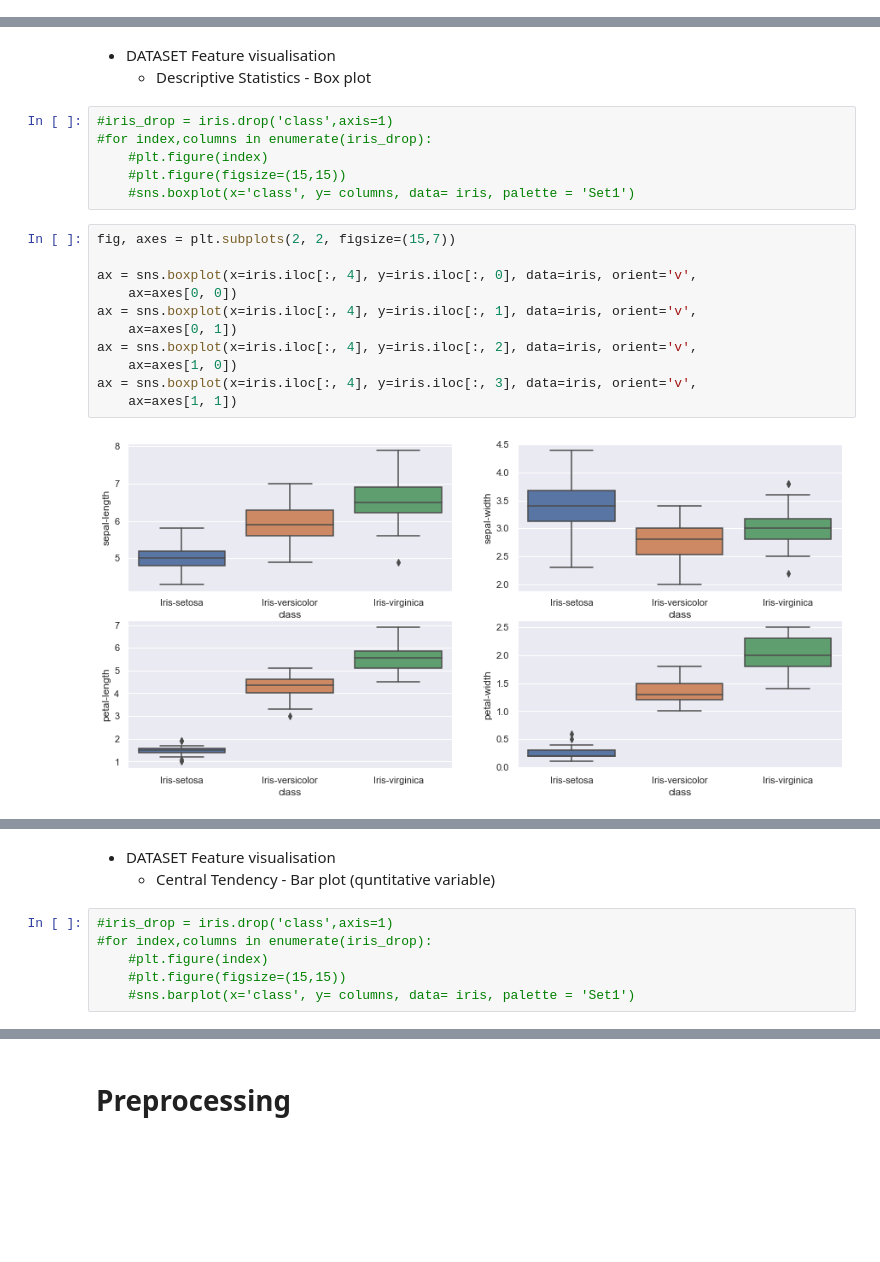
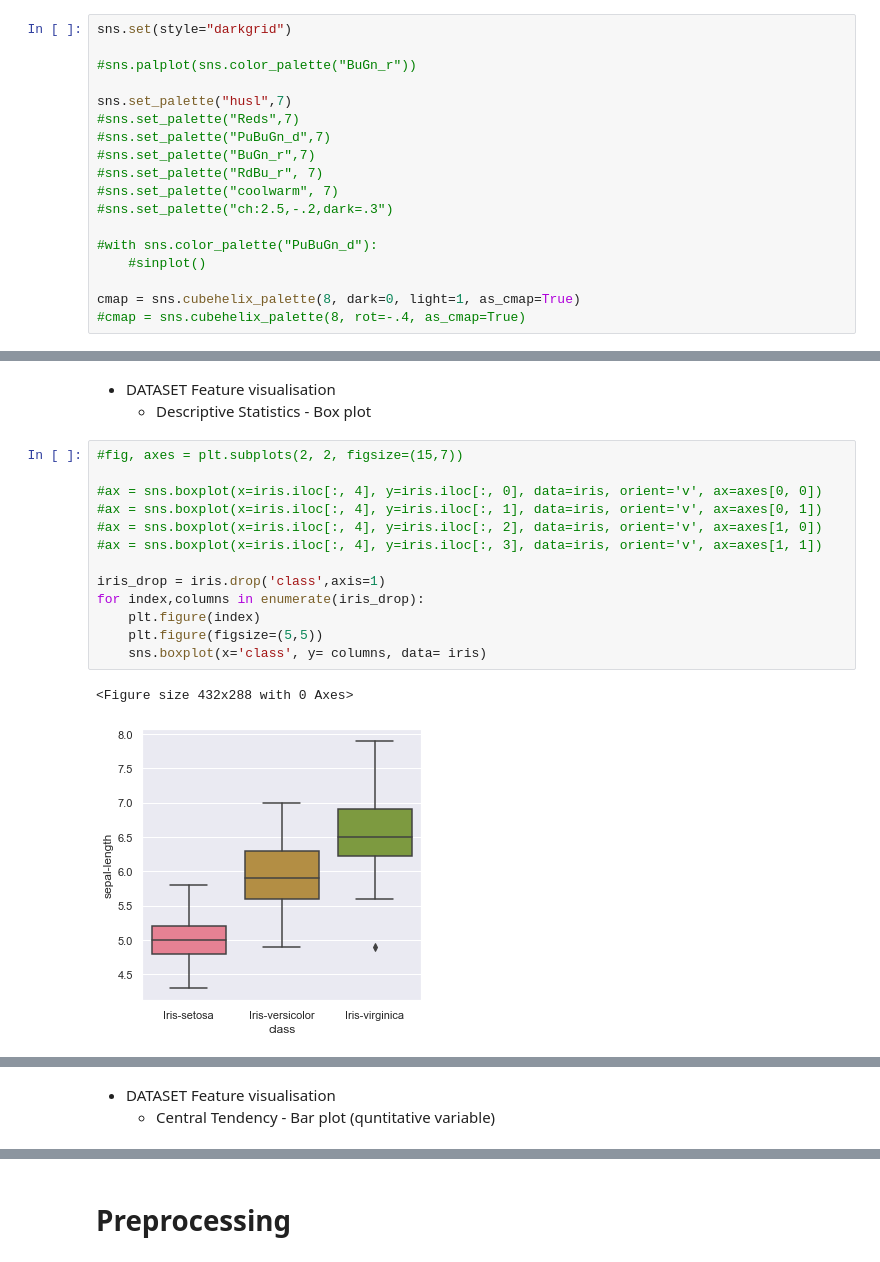
Before and after one commit to ashishhgarud/Basic-ML-Projects, a Jupyter notebook: kaggle_iris.ipynb, the cells around one changed output, grey strips where cells are left out. Saved outputs shown, nothing was run; the diff lists cells and outputs as text; blank space fills up the shorter version.

Commit message:
color palette
Signed-off-by: ashishhgarud <ashishhgarud@gmail.com>

```diff
--- a/kaggle_iris.ipynb
+++ b/kaggle_iris.ipynb
@@ -104,3 +102,21 @@ sns.set(style="darkgrid")
+# %%
+sns.set(style="darkgrid")
+
+#sns.palplot(sns.color_palette("BuGn_r"))
+
+sns.set_palette("husl",7)
+#sns.set_palette("Reds",7)
+#sns.set_palette("PuBuGn_d",7)
+#sns.set_palette("BuGn_r",7)
+#sns.set_palette("RdBu_r", 7)
+#sns.set_palette("coolwarm", 7)
+#sns.set_palette("ch:2.5,-.2,dark=.3")
+
+#with sns.color_palette("PuBuGn_d"):
+    #sinplot()
+
+cmap = sns.cubehelix_palette(8, dark=0, light=1, as_cmap=True)
+#cmap = sns.cubehelix_palette(8, rot=-.4, as_cmap=True)
 # %% [markdown]
 * Correlation between Dataset Features
 # %%
@@ -142,22 +160,19 @@ sns.pairplot(iris, hue='class', kind="reg")
 # %% [markdown]
 * DATASET Feature visualisation
   * Descriptive Statistics - Box plot
-# %%
-#iris_drop = iris.drop('class',axis=1)
-#for index,columns in enumerate(iris_drop):
-    #plt.figure(index)
-    #plt.figure(figsize=(15,15))
-    #sns.boxplot(x='class', y= columns, data= iris, palette = 'Set1')
 # %%
-fig, axes = plt.subplots(2, 2, figsize=(15,7))
+#fig, axes = plt.subplots(2, 2, figsize=(15,7))
 
-ax = sns.boxplot(x=iris.iloc[:, 4], y=iris.iloc[:, 0], data=iris, orient='v',
-    ax=axes[0, 0])
-ax = sns.boxplot(x=iris.iloc[:, 4], y=iris.iloc[:, 1], data=iris, orient='v',
-    ax=axes[0, 1])
-ax = sns.boxplot(x=iris.iloc[:, 4], y=iris.iloc[:, 2], data=iris, orient='v',
-    ax=axes[1, 0])
-ax = sns.boxplot(x=iris.iloc[:, 4], y=iris.iloc[:, 3], data=iris, orient='v',
-    ax=axes[1, 1])
+#ax = sns.boxplot(x=iris.iloc[:, 4], y=iris.iloc[:, 0], data=iris, orient='v', ax=axes[0, 0])
+#ax = sns.boxplot(x=iris.iloc[:, 4], y=iris.iloc[:, 1], data=iris, orient='v', ax=axes[0, 1])
+#ax = sns.boxplot(x=iris.iloc[:, 4], y=iris.iloc[:, 2], data=iris, orient='v', ax=axes[1, 0])
+#ax = sns.boxplot(x=iris.iloc[:, 4], y=iris.iloc[:, 3], data=iris, orient='v', ax=axes[1, 1])
+
+iris_drop = iris.drop('class',axis=1)
+for index,columns in enumerate(iris_drop):
+    plt.figure(index)
+    plt.figure(figsize=(5,5))
+    sns.boxplot(x='class', y= columns, data= iris)
 # %% [output]
+<Figure size 432x288 with 0 Axes>
-[figure, old version]
+[figure, new version]
@@ -164,10 +182,4 @@ ax = sns.boxplot(x=iris.iloc[:, 4], y=iris.iloc[:, 3], data=iris, orient='v',
 # %% [markdown]
 * DATASET Feature visualisation
   * Central Tendency - Bar plot (quntitative variable)
-# %%
-#iris_drop = iris.drop('class',axis=1)
-#for index,columns in enumerate(iris_drop):
-    #plt.figure(index)
-    #plt.figure(figsize=(15,15))
-    #sns.barplot(x='class', y= columns, data= iris, palette = 'Set1')
 # %%
```
Also changed, not shown: parts of 45 cells of this notebook.
